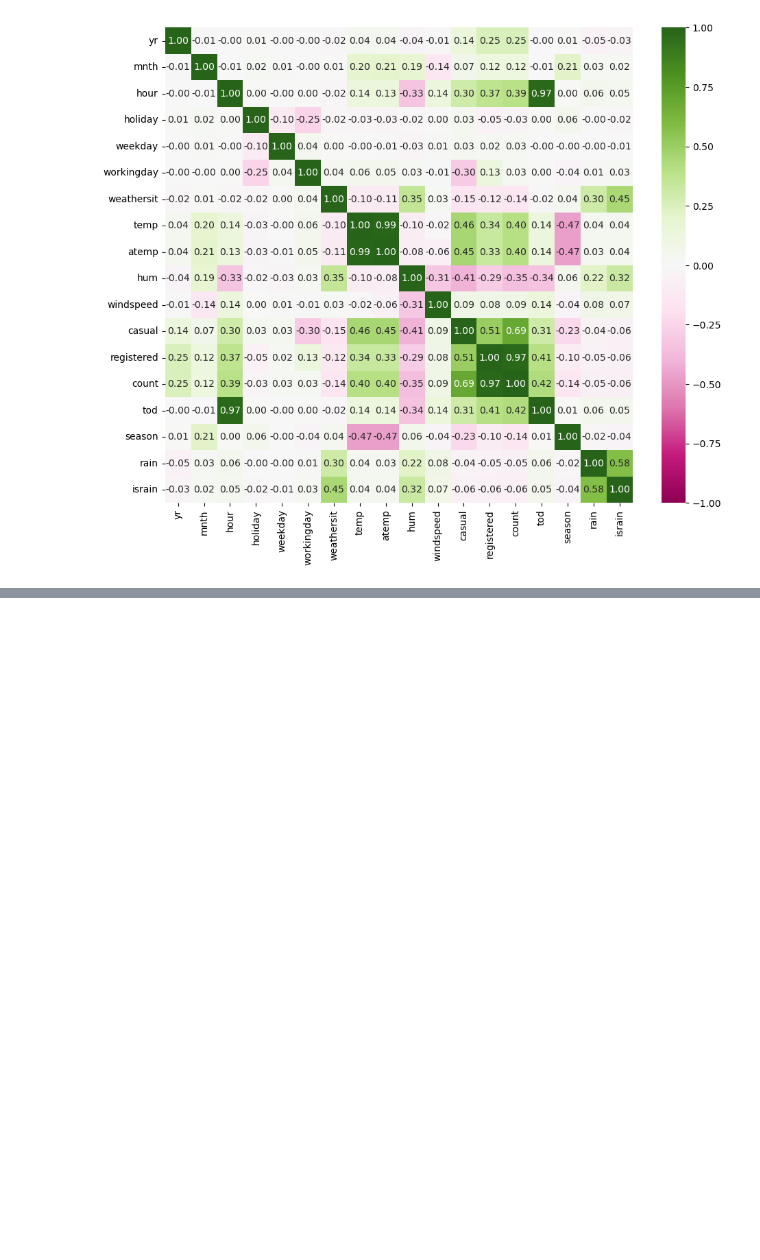
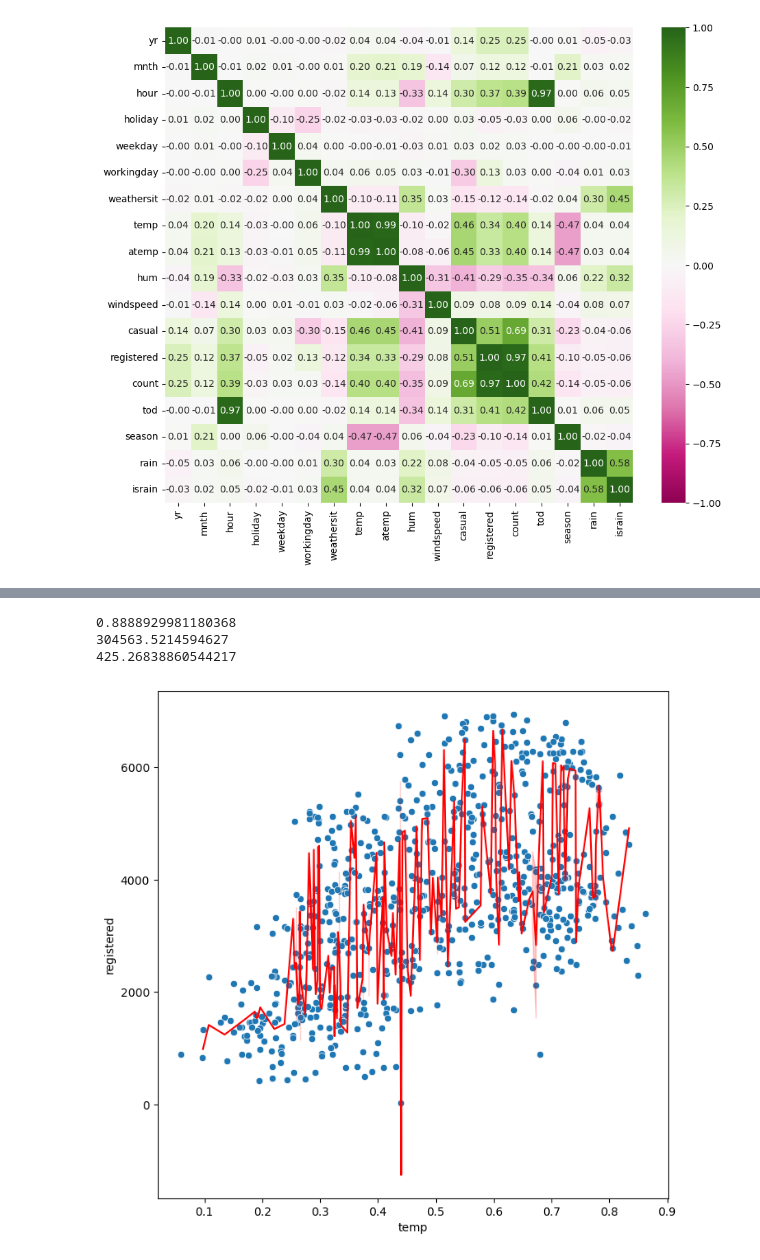
Before and after one commit to mks-0/code-academy, a Jupyter notebook: Capital-Bike-Share-Project/bikes-ml.ipynb, the cells around one changed output, grey strips where cells are left out. Cells and saved outputs as stored; diff of their text form; code cells hidden in the pictures; blank space fills up the shorter version.

```diff
--- a/Capital-Bike-Share-Project/bikes-ml.ipynb
+++ b/Capital-Bike-Share-Project/bikes-ml.ipynb
@@ -109,0 +226,7 @@ linreg(hd, 'tod')
+# %%
+polreg(dd_enc, 'registered')
+# %% [output]
+0.8888929981180368
+304563.5214594627
+425.26838860544217
+[figure, added]
```
Also changed, not shown: parts of 14 cells of this notebook, 2 other files.
